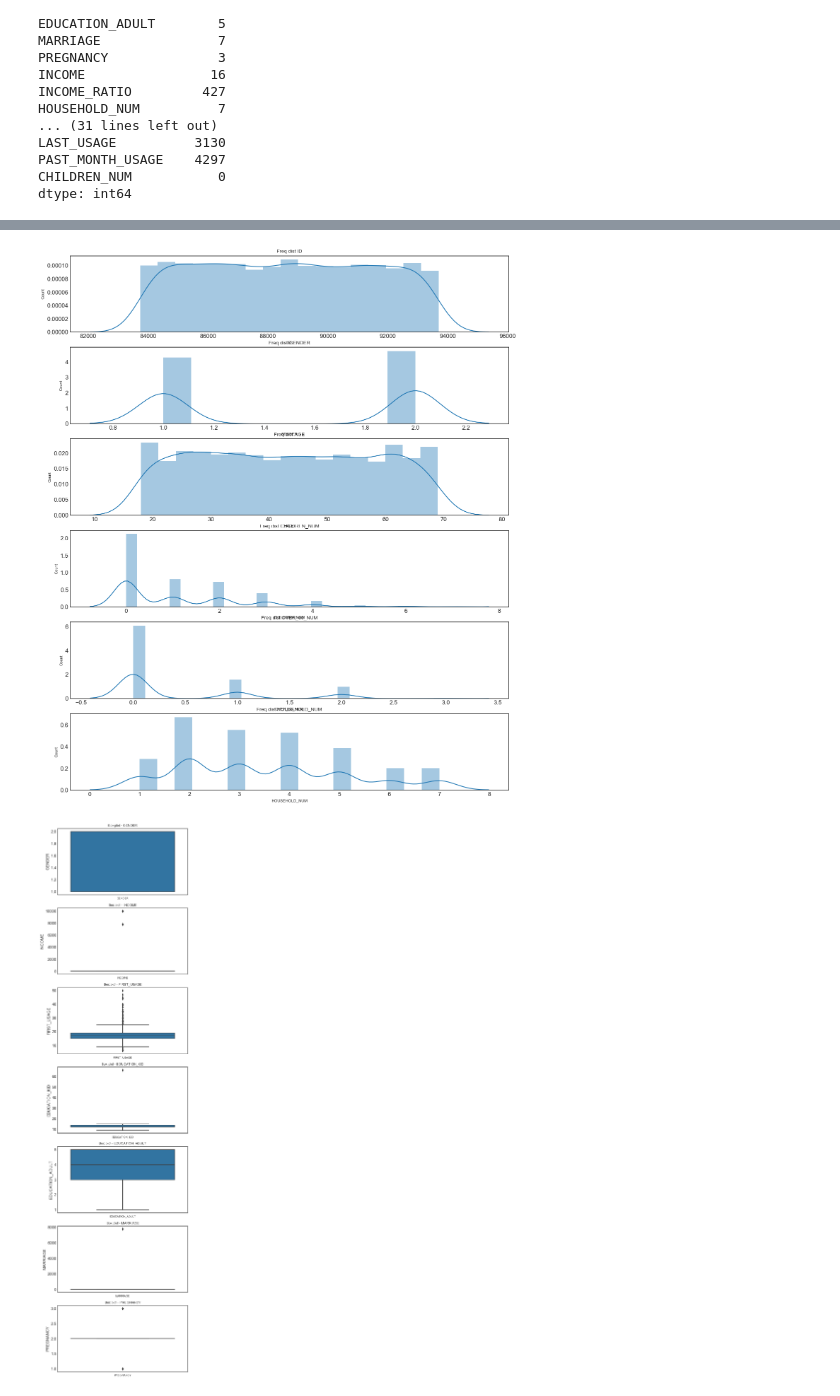
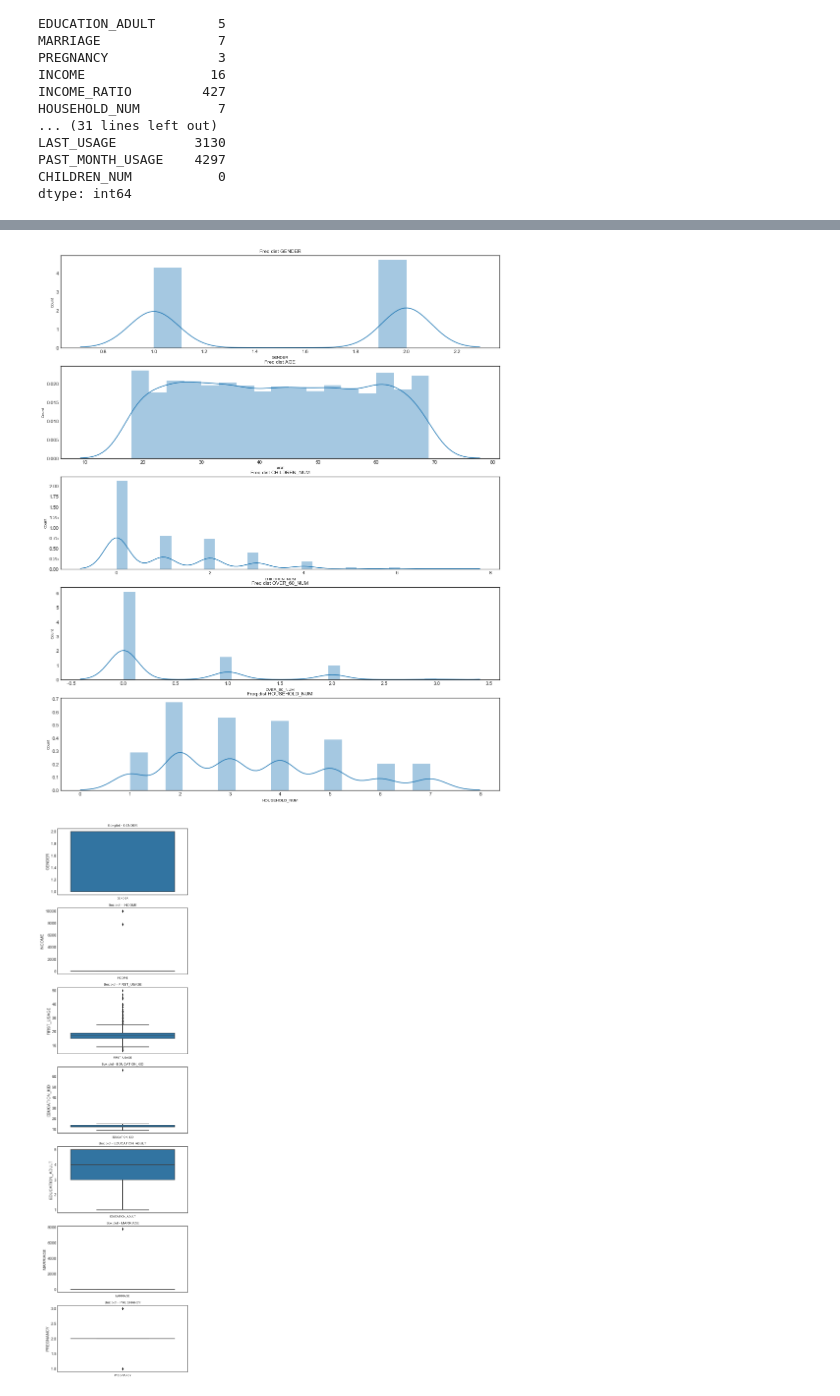
Before and after one commit to gthein/COGS108-FinalProject, a Jupyter notebook: FinalProject-Ozzy.ipynb, the cells around one changed output, grey strips where cells are left out. Saved outputs shown, nothing was run; the diff lists cells and outputs as text; code cells hidden in the pictures.

```diff
--- a/FinalProject-Ozzy.ipynb
+++ b/FinalProject-Ozzy.ipynb
@@ -239,19 +251,19 @@ df['INCOME'].value_counts().plot.bar(title="Freq dist of Income")
 # %%
 #Taking a look at the columns without any missing values.
-col_names = ['ID','GENDER','AGE','CHILDREN_NUM','OVER_60_NUM','HOUSEHOLD_NUM']
+col_names = ['GENDER','AGE','CHILDREN_NUM','OVER_60_NUM','HOUSEHOLD_NUM']
 
 fig, ax = plt.subplots(len(col_names), figsize=(16,20))
 
 for i, col_val in enumerate(col_names):
 
     sns.distplot(df[col_val], hist=True, ax=ax[i])
     ax[i].set_title('Freq dist '+col_val, fontsize=10)
     ax[i].set_xlabel(col_val, fontsize=8)
     ax[i].set_ylabel('Count', fontsize=8)
 
 plt.show()
 # %% [output]
-[figure, old version]
+[figure, new version]
 # %%
 #We will use an outlier to detect any margin of error that the data might have
 
```
Also changed, not shown: parts of 7 cells of this notebook.
